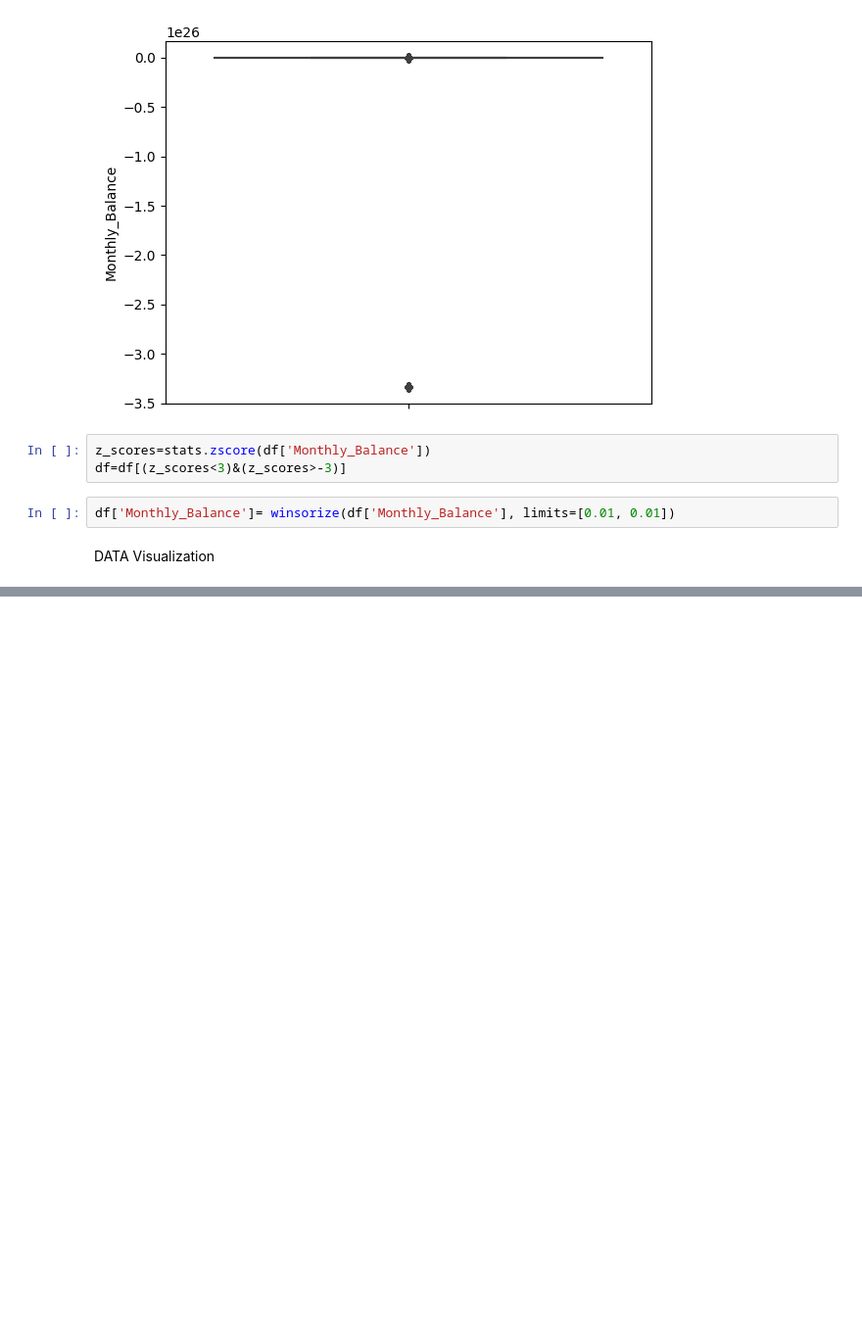
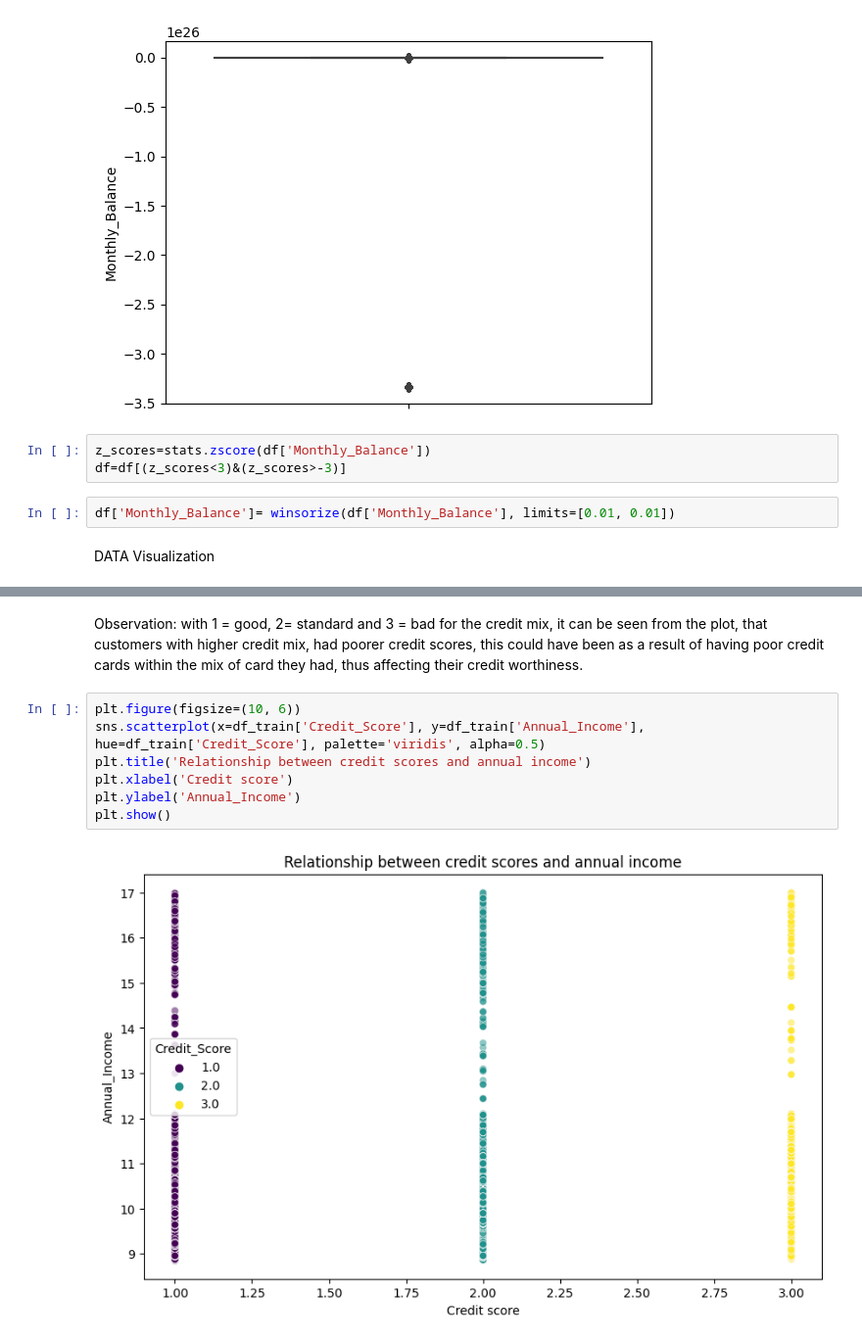
Before and after one commit to Neoman9/Credit_score_classification, a Jupyter notebook: research/E_D_A.ipynb, the cells around one changed output, grey strips where cells are left out. Shown: that part at 98% size. Cells and saved outputs as stored; diff of their text form; blank space fills up the shorter version.

```diff
--- a/research/E_D_A.ipynb
+++ b/research/E_D_A.ipynb
@@ -904,0 +957,12 @@ df_train.shape
+# %% [markdown]
+Observation: with 1 = good, 2= standard and 3 = bad for the credit mix, it can be seen from the plot, that customers with higher credit mix,
+had poorer credit scores, this could have been as a result of having poor credit cards within the mix of card they had, thus affecting their credit worthiness.
+# %%
+plt.figure(figsize=(10, 6))
+sns.scatterplot(x=df_train['Credit_Score'], y=df_train['Annual_Income'], hue=df_train['Credit_Score'], palette='viridis', alpha=0.5)
+plt.title('Relationship between credit scores and annual income')
+plt.xlabel('Credit score')
+plt.ylabel('Annual_Income')
+plt.show()
+# %% [output]
+[figure, added]
```
Also changed, not shown: parts of 13 cells of this notebook.
